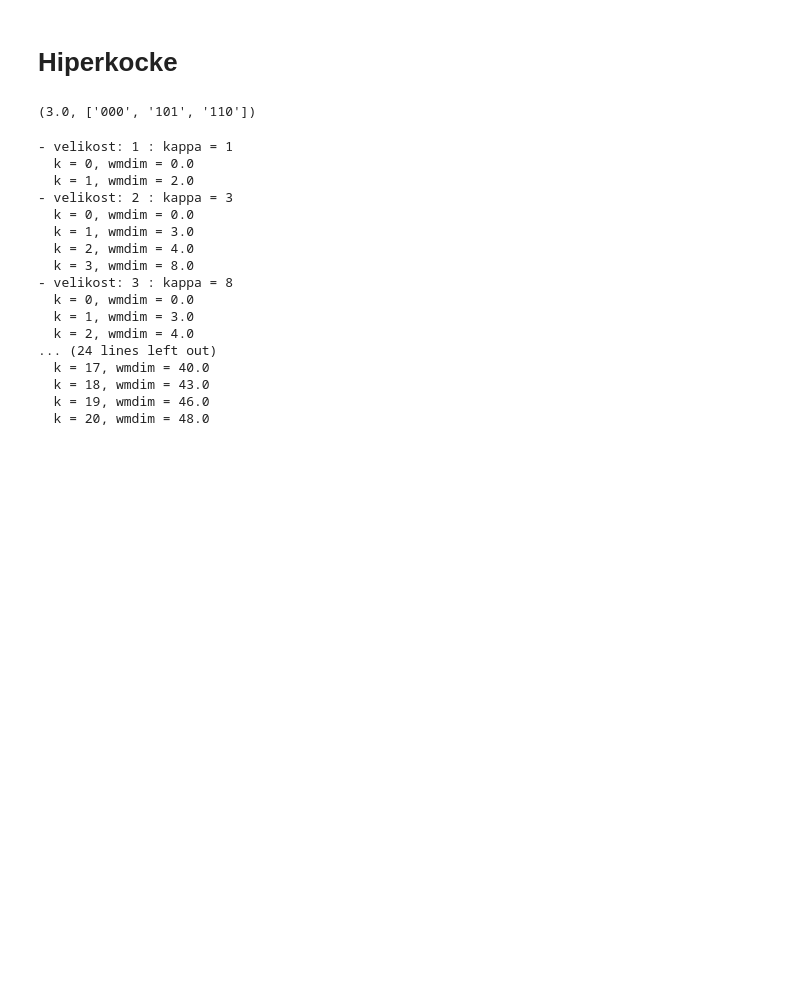
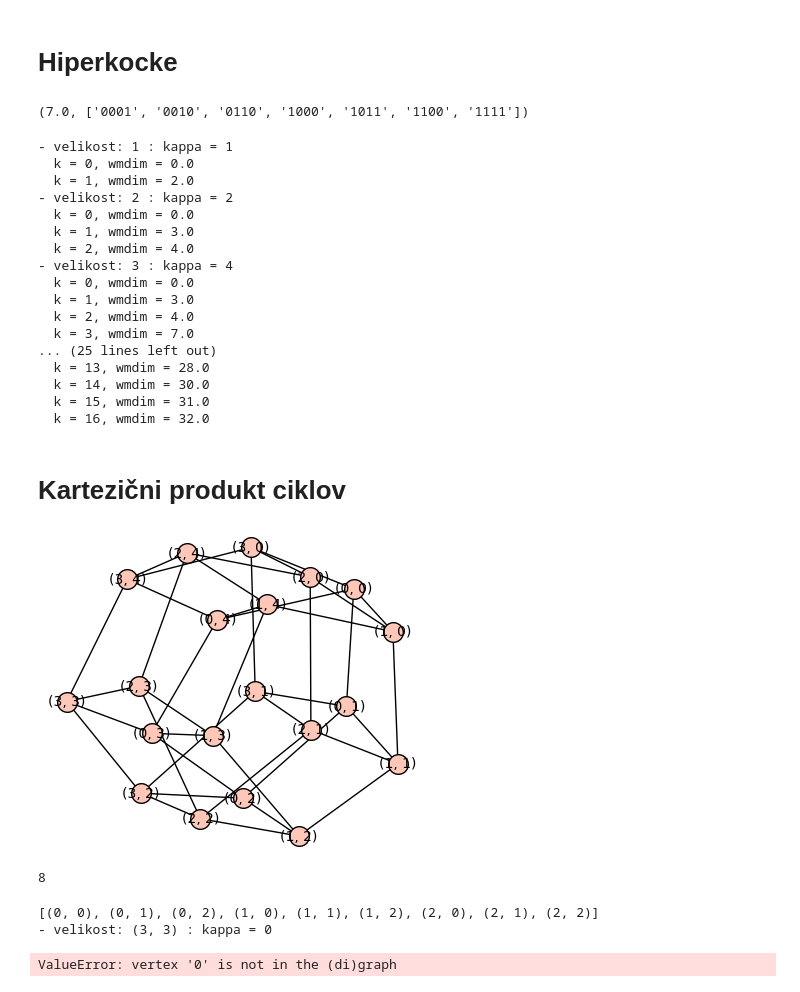
Before and after one commit to lanmedle/fp-projektna-naloga, a Jupyter notebook: eksperimenti2.ipynb, the cells around one changed output. Saved outputs shown, nothing was run; the diff lists cells and outputs as text; code cells hidden in the pictures; blank space fills up the shorter version.

```diff
--- a/eksperimenti2.ipynb
+++ b/eksperimenti2.ipynb
@@ -6,4 +6,14 @@ print(f'vozlisca: {graphs.CycleGraph(5).vertices()}')
 # %% [output]
 povezave: [(0, 1, None), (0, 4, None), (1, 2, None), (2, 3, None), (3, 4, None)]
 vozlisca: [0, 1, 2, 3, 4]
+# %%
+from sage.numerical.mip import MixedIntegerLinearProgram
+
+def razdalja(moznost, vozlisce, G):
+    c, a = moznost
+    if c == 'e':
+        U, V = a
+        return min(G.distance(U, vozlisce), G.distance(V, vozlisce))
+    else:
+        return G.distance(a, vozlisce)
 # %%
@@ -41,25 +51,23 @@ def CLP_weak_k_dim(G, k):
     V = G.vertices()
     E = G.edges(labels=False)
 
-    moznosti = V + E
-    n = len(moznosti)
+    moznosti = [('v', v) for v in V] + [('e', e) for e in E]
 
-    p.set_objective(sum(x[i] for i in range(n)))
+    p.set_objective(sum(x[v] for v in V))
 
-    for a in range(n):
-        for b in range(a + 1, n):
-            p.add_constraint(
-                sum(abs(razdalja(moznosti[a], moznosti[i], G) - razdalja(moznosti[b], moznosti[i], G)) * x[i] for i in range(n)) >= k
+    for a, b in Combinations(moznosti, 2):
+        p.add_constraint(
+            sum(abs(razdalja(a, v, G) - razdalja(b, v, G)) * x[v] for v in V) >= k
             )
 
     wmdim_k = p.solve()
-    mnozica_S = [moznosti[i] for i in range(n) if p.get_values(x[i]) > 0.5]
+    mnozica_S = [v for v in V if p.get_values(x[v]) > 0.5]
 
     return (wmdim_k, mnozica_S)
 # %%
 G = graphs.CycleGraph(7)
 # ta graf bi imel takole: V = [0,1,2,3,4,5,6] in E = [((0,1),(1,2),(2,3),(3,4),(4,5),(5,6),(6,0)]
-k = 6
+k = 3
 
 print(f'{CLP_weak_k_dim(G,k)}') # - vrne S = [6, (0, 1), (1, 2), (3, 4), (4, 5)], torej zadnje vozlišče in te 4 povezave.
 # %% [output]
@@ -133,28 +128,42 @@ def hiperkocke_do_n(n):
             wmdim, _ = CLP_weak_k_dim(G, k)
             print(f"  k = {k}, wmdim = {wmdim}")
 # %%
-k = 1
-H = graphs.CubeGraph(3)
+k = 3
+H = graphs.CubeGraph(4)
 CLP_weak_k_dim(H, k)
 # %% [output]
-(3.0, ['000', '101', '110'])
+(7.0, ['0001', '0010', '0110', '1000', '1011', '1100', '1111'])
 # %%
-hiperkocke_do_n(4)
+hiperkocke_do_n(5)
 # %% [output]
 - velikost: 1 : kappa = 1
   k = 0, wmdim = 0.0
   k = 1, wmdim = 2.0
-- velikost: 2 : kappa = 3
+- velikost: 2 : kappa = 2
   k = 0, wmdim = 0.0
   k = 1, wmdim = 3.0
   k = 2, wmdim = 4.0
-  k = 3, wmdim = 8.0
-- velikost: 3 : kappa = 8
+- velikost: 3 : kappa = 4
   k = 0, wmdim = 0.0
   k = 1, wmdim = 3.0
   k = 2, wmdim = 4.0
-... (24 lines left out)
-  k = 17, wmdim = 40.0
-  k = 18, wmdim = 43.0
-  k = 19, wmdim = 46.0
-  k = 20, wmdim = 48.0
+  k = 3, wmdim = 7.0
+... (25 lines left out)
+  k = 13, wmdim = 28.0
+  k = 14, wmdim = 30.0
+  k = 15, wmdim = 31.0
+  k = 16, wmdim = 32.0
+# %% [markdown]
+# Kartezični produkt ciklov
+# %%
+l, m = 4,5
+
+A = graphs.CycleGraph(l)
+B = graphs.CycleGraph(m)
+G = A.cartesian_product(B)
+
+G.show()
+kappa_2_crti(G)
+# %% [output]
+[figure, added]
+8
@@ -160,0 +183,6 @@ hiperkocke_do_n(4)
+# %%
+kartezicni_produkt_do_n(4)
+# %% [output]
+[(0, 0), (0, 1), (0, 2), (1, 0), (1, 1), (1, 2), (2, 0), (2, 1), (2, 2)]
+- velikost: (3, 3) : kappa = 0
+ValueError: vertex '0' is not in the (di)graph
```
Also changed, not shown: parts of 11 cells of this notebook.
